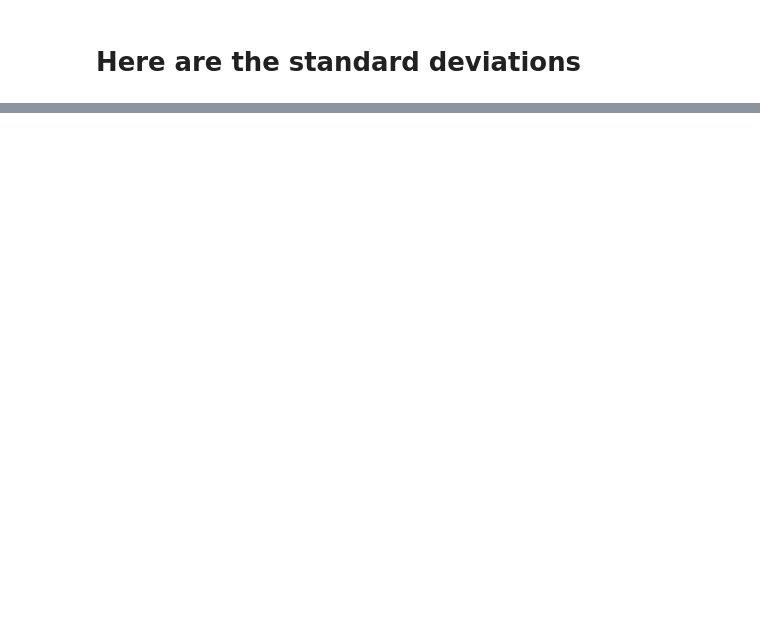
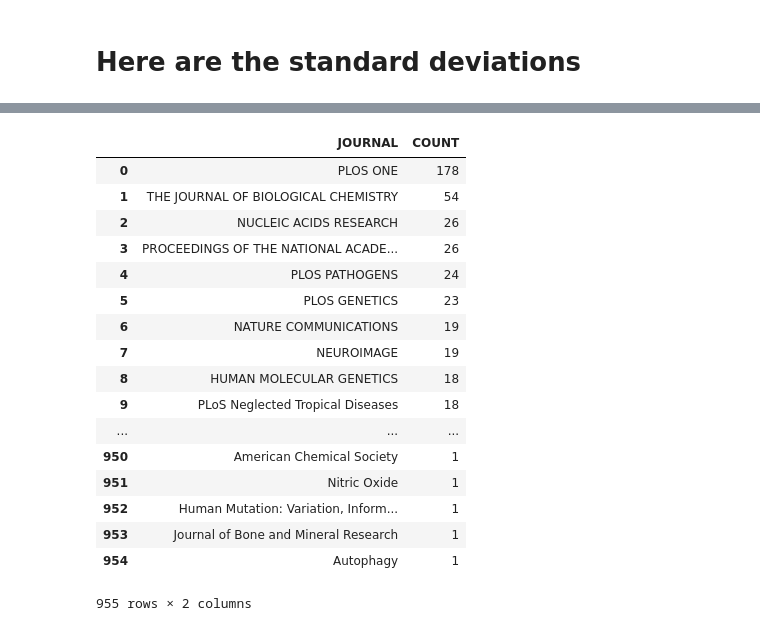
Before and after one commit to martinrussell99/gitcommit, a Jupyter notebook: Unit1_3_5.ipynb, the cells around one changed output, grey strips where cells are left out. Saved outputs shown, nothing was run; the diff lists cells and outputs as text; code cells hidden in the pictures; blank space fills up the shorter version.

```diff
--- a/Unit1_3_5.ipynb
+++ b/Unit1_3_5.ipynb
@@ -230,0 +231,5 @@ The standard deviation for Genes & Development is 165.53369747577088.
+# %%
+#input_data3 =
+#pd.value_counts(input_data1["JOURNAL TITLE"])
+valuecount = input_data1["JOURNAL TITLE"].value_counts().reset_index()
+valuecount.columns = ['JOURNAL', 'COUNT']
@@ -230,0 +246,2 @@ The standard deviation for Genes & Development is 165.53369747577088.
+# %%
+valuecount.set_index('JOURNAL').to_dict()
@@ -230,0 +266,21 @@ The standard deviation for Genes & Development is 165.53369747577088.
+# %%
+valuecount
+# %% [output]
+|  | JOURNAL | COUNT |
+| 0 | PLOS ONE | 178 |
+| 1 | THE JOURNAL OF BIOLOGICAL CHEMISTRY | 54 |
+| 2 | NUCLEIC ACIDS RESEARCH | 26 |
+| 3 | PROCEEDINGS OF THE NATIONAL ACADE... | 26 |
+| 4 | PLOS PATHOGENS | 24 |
+| 5 | PLOS GENETICS | 23 |
+| 6 | NATURE COMMUNICATIONS | 19 |
+| 7 | NEUROIMAGE | 19 |
+| 8 | HUMAN MOLECULAR GENETICS | 18 |
+| 9 | PLoS Neglected Tropical Diseases | 18 |
+| ... | ... | ... |
+| 950 | American Chemical Society | 1 |
+| 951 | Nitric Oxide | 1 |
+| 952 | Human Mutation: Variation, Inform... | 1 |
+| 953 | Journal of Bone and Mineral Research | 1 |
+| 954 | Autophagy | 1 |
+955 rows × 2 columns
```
Also changed, not shown: parts of 11 cells of this notebook.
